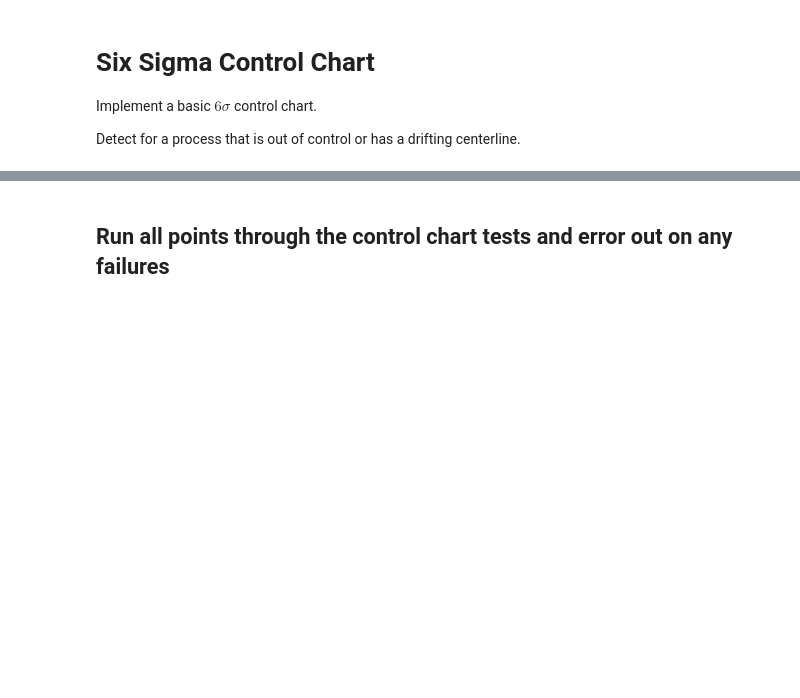
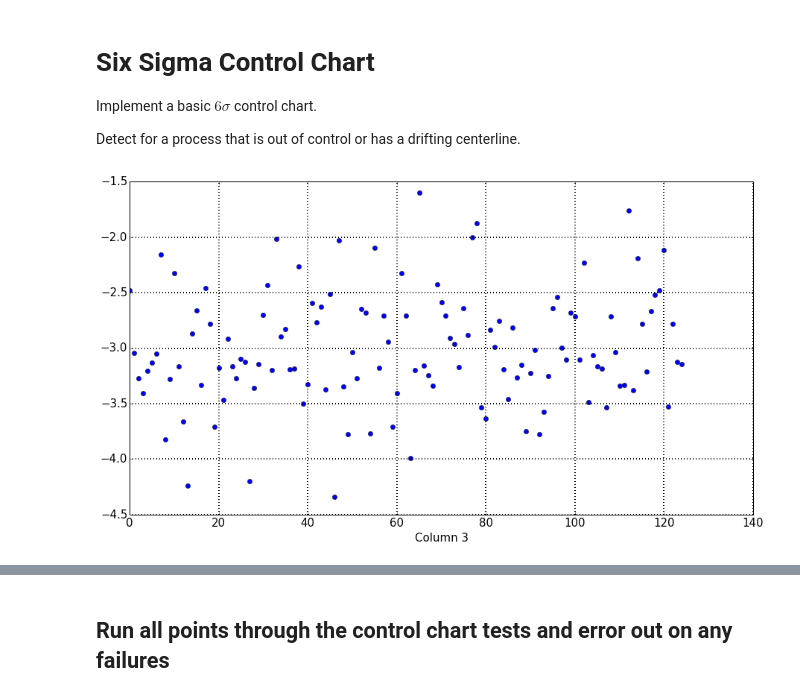
Before and after one commit to MathYourLife/lesson_analytics_101, a Jupyter notebook: notebooks/control-chart.ipynb, the cells around one changed output, grey strips where cells are left out. Drawn from its saved outputs; the diff is of its cells as text; code cells hidden in the pictures; blank space fills up the shorter version.

```diff
--- a/notebooks/control-chart.ipynb
+++ b/notebooks/control-chart.ipynb
@@ -17,3 +17,24 @@ curdir = !pwd
 rootdir = os.path.abspath(os.path.join(curdir[0], '../'))
 sys.path.append(rootdir)
 import control_chart
+
+def get_columns(columns):
+    with open(os.path.join(rootdir, 'data.csv')) as f:
+        for line in f:
+            yield [line.split(',')[i - 1] for i in columns]
+# %%
+def timeseries(col, sort_by_val=False):
+    data = np.array(list(get_columns([col])), dtype=np.float)
+    fig = plt.figure(figsize=(15,8))
+    ax = plt.subplot(111)
+    plt.grid(lw=2)
+    if sort_by_val:
+        plt.plot(sorted(data), 'bo')
+    else:
+        plt.plot(data, 'bo')
+    plt.xlabel("Column %d" % col)
+    plt.show()
+# %%
+timeseries(3)
+# %% [output]
+[figure, added]
```
Also changed, not shown: parts of 11 cells of this notebook, 1 other file.
